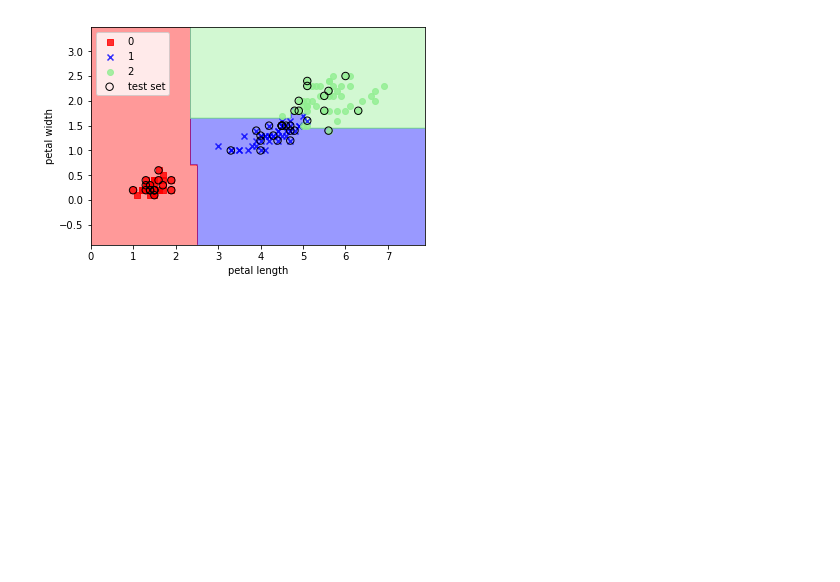
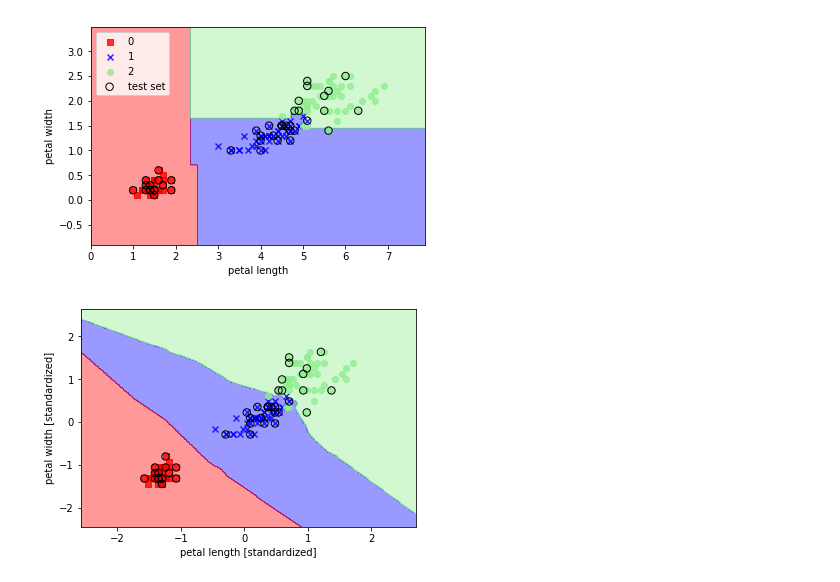
Before and after one commit to rarezhang/python_machine_learning, a Jupyter notebook: ch03_machine_learning_classifiers_using_scikit_learn/ch03_machine_learning_classifiers_using_scikit_learn.ipynb, the cells around one changed output. Cells and saved outputs as stored; diff of their text form; code cells hidden in the pictures; blank space fills up the shorter version.

```diff
--- a/ch03_machine_learning_classifiers_using_scikit_learn/ch03_machine_learning_classifiers_using_scikit_learn.ipynb
+++ b/ch03_machine_learning_classifiers_using_scikit_learn/ch03_machine_learning_classifiers_using_scikit_learn.ipynb
@@ -264,3 +265,13 @@ plt.legend(loc='upper left')
 plt.show()
 # %% [output]
 [figure]
+# %%
+# --------- k nearest neighbors --------------------------------
+knn = KNeighborsClassifier(n_neighbors=5, p=2, metric='minkowski')
+knn.fit(X_train_std, y_train)
+plot_decision_regions(X_combined_std, y_combined, classifier=knn, test_idx=range(105,150))
+plt.xlabel('petal length [standardized]')
+plt.ylabel('petal width [standardized]')
+plt.show()
+# %% [output]
+[figure, added]
```
Also changed, not shown: parts of 2 cells of this notebook, 1 other file.
